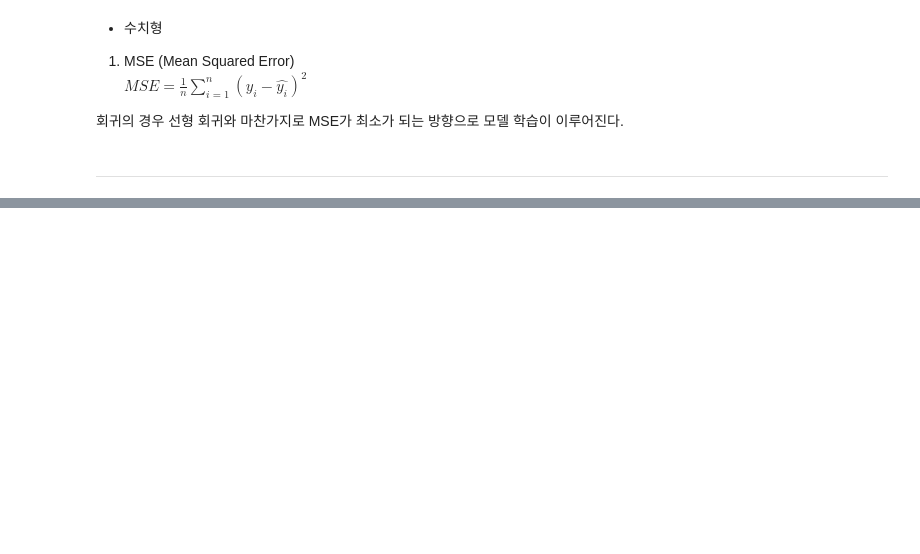
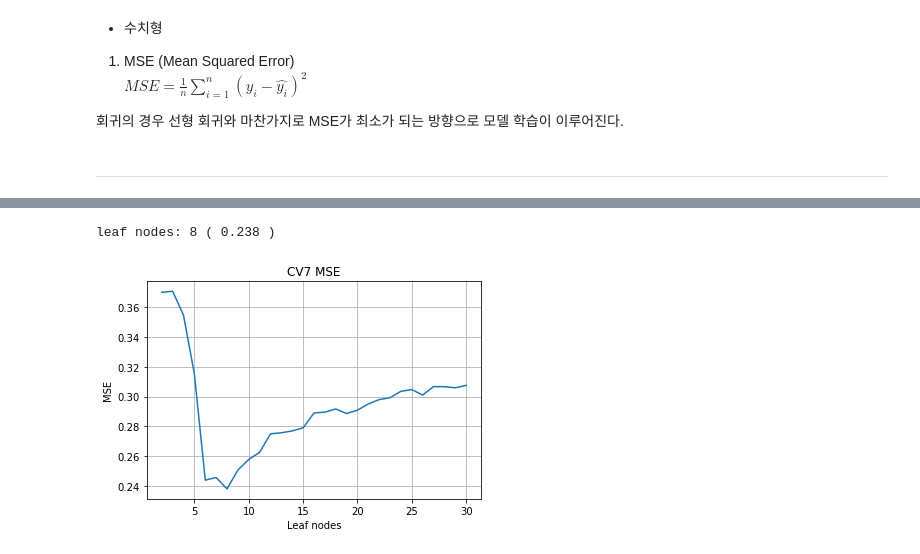
Before and after one commit to iss760/machine-learning, a Jupyter notebook: model/decision_tree.ipynb, the cells around one changed output, grey strips where cells are left out. Drawn from its saved outputs; the diff is of its cells as text; code cells hidden in the pictures; blank space fills up the shorter version.

```diff
--- a/model/decision_tree.ipynb
+++ b/model/decision_tree.ipynb
@@ -129,0 +153,27 @@ $MSE = \frac{1}{n}\sum^{n}_{i=1}(y_{i}-\hat{y_{i}})^{2}$
+# %%
+# 최적의 leaf nodes 계산
+
+size_range = range(2, 31)
+mse_scores = []
+
+for s in size_range:
+    regr_tree = tree.DecisionTreeRegressor(max_leaf_nodes=s, random_state=123)
+
+    # K-fold 교차검증
+    # Negative Mean Squared Error 평가 지표로 사용
+    # 7-fold cross validation
+    mse = -cross_val_score(regr_tree, X, y, cv=9, scoring='neg_mean_squared_error')
+
+    mse_scores.append(np.mean(mse))
+
+opt_leaf = mse_scores.index(min(mse_scores)) + 2
+print('leaf nodes:', opt_leaf, '(', round(min(mse_scores), 3), ')')
+plt.plot(size_range, mse_scores)
+plt.title('CV7 MSE')
+plt.xlabel('Leaf nodes')
+plt.ylabel('MSE')
+plt.grid(True)
+plt.show()
+# %% [output]
+leaf nodes: 8 ( 0.238 )
+[figure, added]
```
Also changed, not shown: parts of 8 cells of this notebook.
